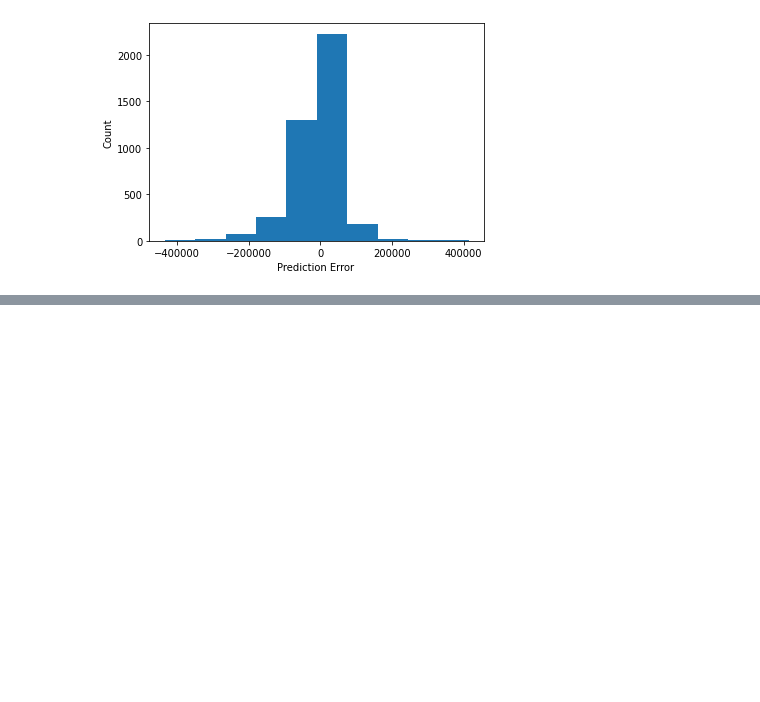
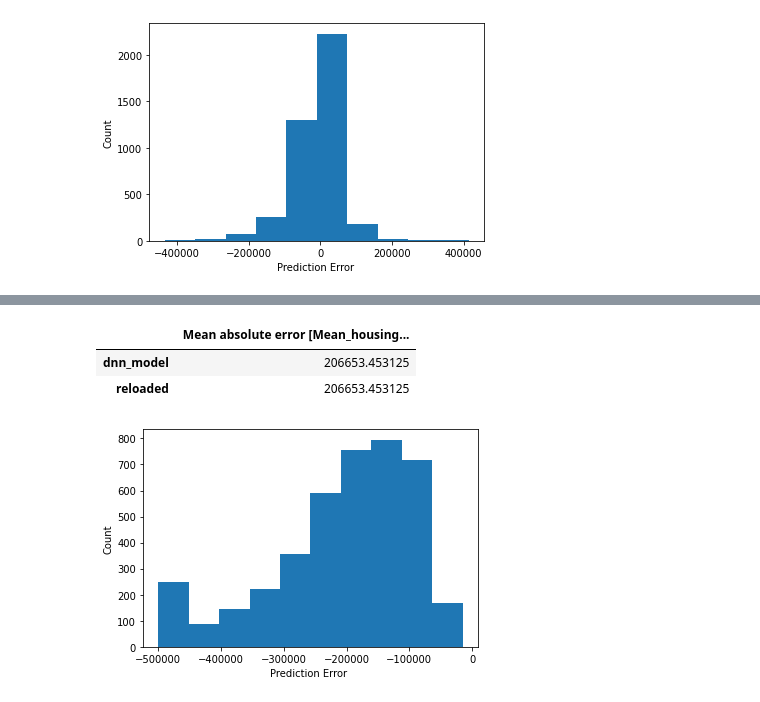
Before and after one commit to sduvvur7/DL, a Jupyter notebook: DL2.ipynb, the cells around one changed output, grey strips where cells are left out. Cells and saved outputs as stored; diff of their text form; code cells hidden in the pictures; blank space fills up the shorter version.

```diff
--- a/DL2.ipynb
+++ b/DL2.ipynb
@@ -742,0 +816,19 @@ pd.DataFrame(test_results, index=['Mean absolute error [Mean_housing_value]']).T
+# %%
+error = test_predictions - test_labels
+plt.hist(error)
+plt.xlabel('Prediction Error ')
+_ = plt.ylabel('Count')
+dnn_model.save('dnn_model')
+
+reloaded = tf.keras.models.load_model('dnn_model')
+
+test_results['reloaded'] = reloaded.evaluate(
+    test_features, test_labels, verbose=0)
+
+
+pd.DataFrame(test_results, index=['Mean absolute error [Mean_housing_value]']).T
+# %% [output]
+|  | Mean absolute error [Mean_housing... |
+| dnn_model | 206653.453125 |
+| reloaded | 206653.453125 |
+[figure, added]
```
Also changed, not shown: parts of 4 cells of this notebook.
